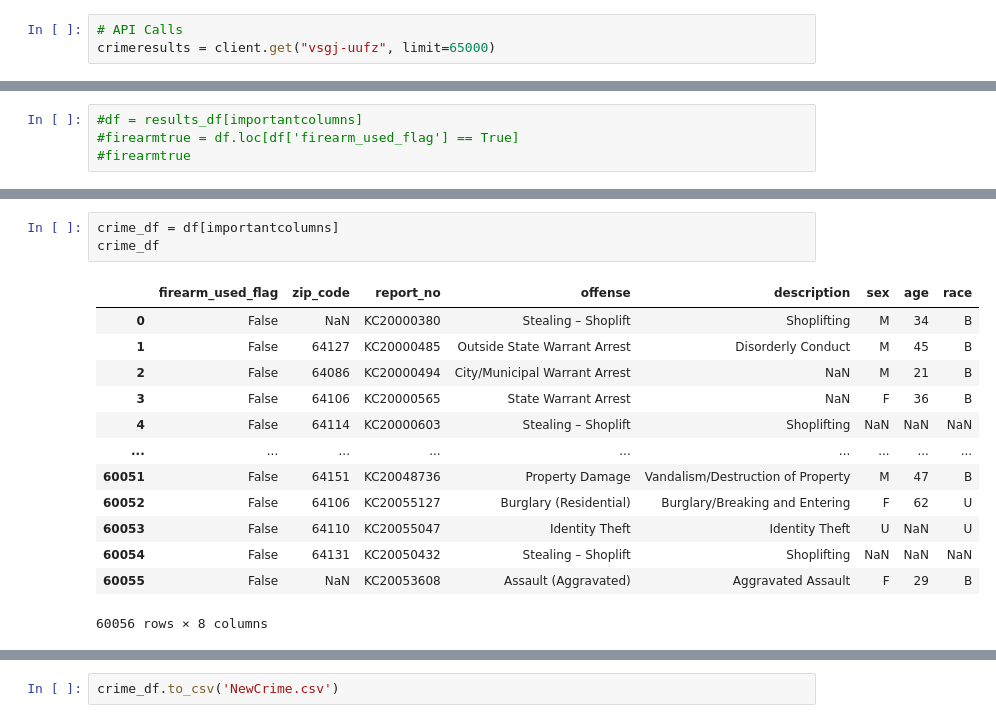
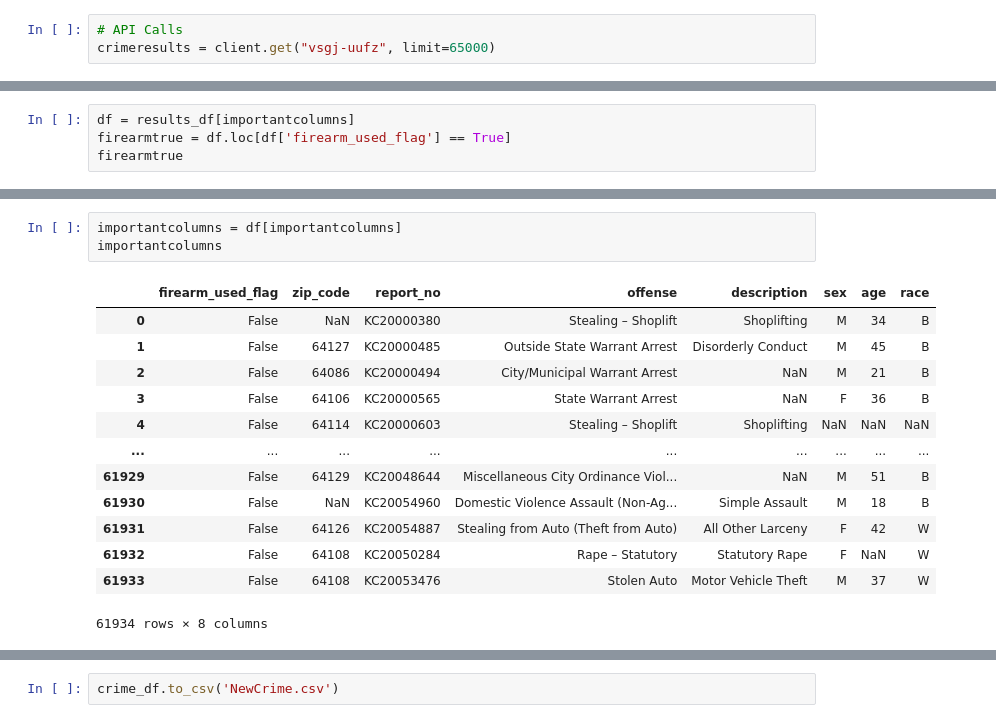
Before and after one commit to CecilyGriffin/CrimeVSCOVID-KC, a Jupyter notebook: Data Cleaning/Crime_API_Cleaning .ipynb, the cells around one changed output, grey strips where cells are left out. Saved outputs shown, nothing was run; the diff lists cells and outputs as text.

```diff
--- a/Data Cleaning/Crime_API_Cleaning .ipynb
+++ b/Data Cleaning/Crime_API_Cleaning .ipynb
@@ -80,5 +80,5 @@ I      158
 Name: race, dtype: int64
 # %%
-#df = results_df[importantcolumns]
-#firearmtrue = df.loc[df['firearm_used_flag'] == True]
-#firearmtrue
+df = results_df[importantcolumns]
+firearmtrue = df.loc[df['firearm_used_flag'] == True]
+firearmtrue
@@ -90,17 +113,17 @@ Name: race, dtype: int64
 # %%
-crime_df = df[importantcolumns]
-crime_df
+importantcolumns = df[importantcolumns]
+importantcolumns
 # %% [output]
 |  | firearm_used_flag | zip_code | report_no | offense | description | sex | age | race |
 | 0 | False | NaN | KC20000380 | Stealing – Shoplift | Shoplifting | M | 34 | B |
 | 1 | False | 64127 | KC20000485 | Outside State Warrant Arrest | Disorderly Conduct | M | 45 | B |
 | 2 | False | 64086 | KC20000494 | City/Municipal Warrant Arrest | NaN | M | 21 | B |
 | 3 | False | 64106 | KC20000565 | State Warrant Arrest | NaN | F | 36 | B |
 | 4 | False | 64114 | KC20000603 | Stealing – Shoplift | Shoplifting | NaN | NaN | NaN |
 | ... | ... | ... | ... | ... | ... | ... | ... | ... |
-| 60051 | False | 64151 | KC20048736 | Property Damage | Vandalism/Destruction of Property | M | 47 | B |
-| 60052 | False | 64106 | KC20055127 | Burglary (Residential) | Burglary/Breaking and Entering | F | 62 | U |
-| 60053 | False | 64110 | KC20055047 | Identity Theft | Identity Theft | U | NaN | U |
-| 60054 | False | 64131 | KC20050432 | Stealing – Shoplift | Shoplifting | NaN | NaN | NaN |
-| 60055 | False | NaN | KC20053608 | Assault (Aggravated) | Aggravated Assault | F | 29 | B |
+| 61929 | False | 64129 | KC20048644 | Miscellaneous City Ordinance Viol... | NaN | M | 51 | B |
+| 61930 | False | NaN | KC20054960 | Domestic Violence Assault (Non-Ag... | Simple Assault | M | 18 | B |
+| 61931 | False | 64126 | KC20054887 | Stealing from Auto (Theft from Auto) | All Other Larceny | F | 42 | W |
+| 61932 | False | 64108 | KC20050284 | Rape – Statutory | Statutory Rape | F | NaN | W |
+| 61933 | False | 64108 | KC20053476 | Stolen Auto | Motor Vehicle Theft | M | 37 | W |
-60056 rows × 8 columns
+61934 rows × 8 columns
```
Also changed, not shown: parts of 9 cells of this notebook, 4 other files.
